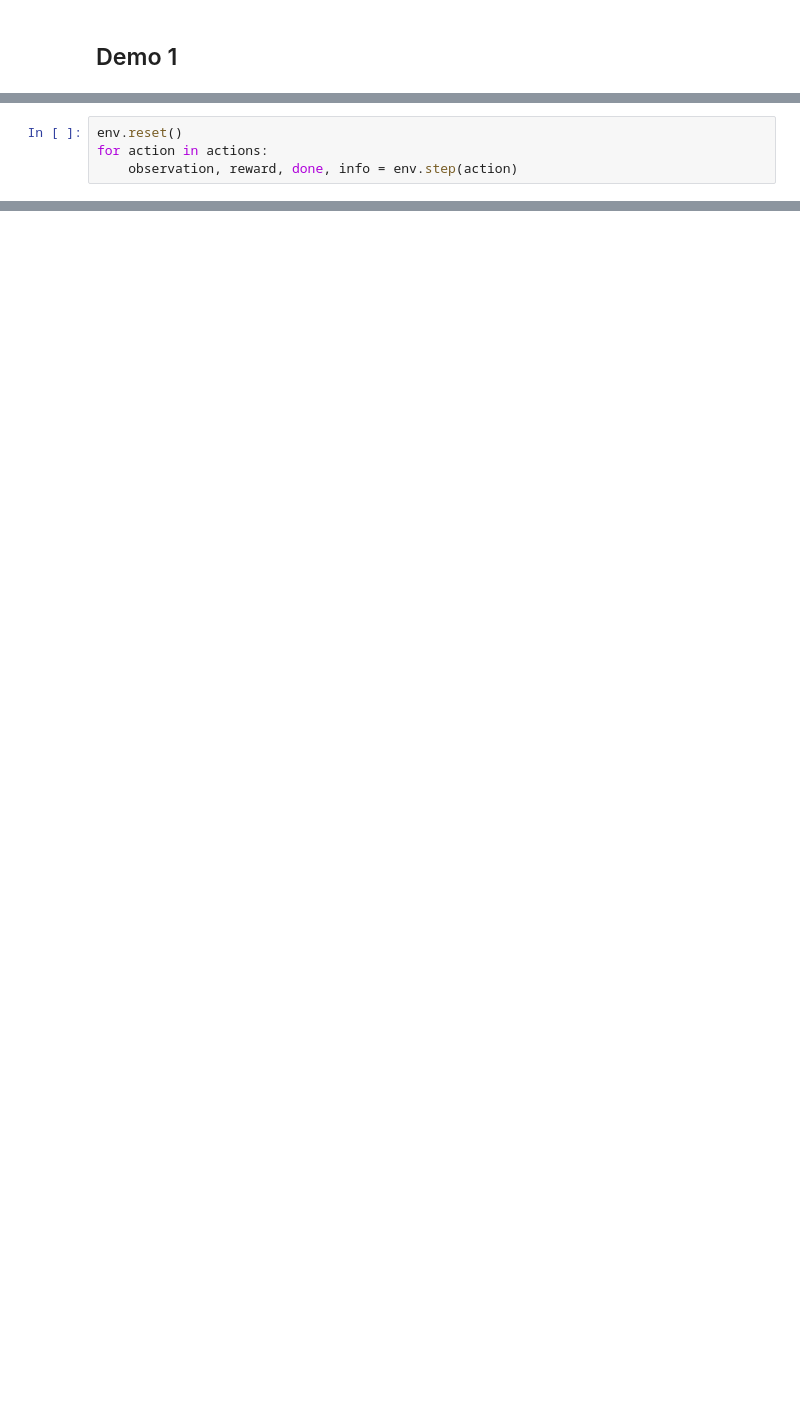
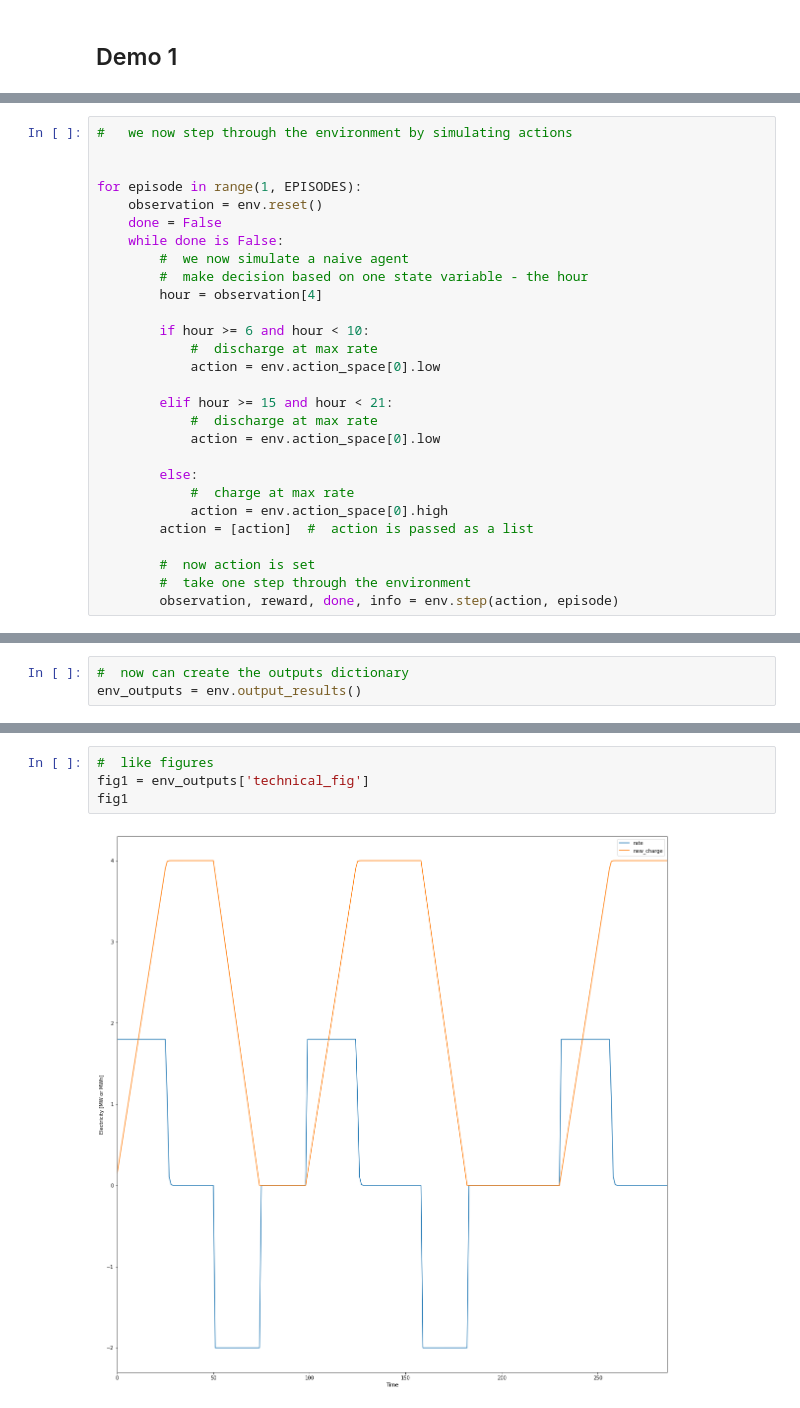
Before and after one commit to ADGEfficiency/energy-py, a Jupyter notebook: energy_py/main/notebooks/battery/env_demo.ipynb, the cells around one changed output, grey strips where cells are left out. Drawn from its saved outputs; the diff is of its cells as text; blank space fills up the shorter version.

```diff
--- a/energy_py/main/notebooks/battery/env_demo.ipynb
+++ b/energy_py/main/notebooks/battery/env_demo.ipynb
@@ -51,4 +33,0 @@ We now step through the environment by simulating actions
-# %%
-env.reset()
-for action in actions:
-    observation, reward, done, info = env.step(action)
@@ -62,0 +34,28 @@ fig1
+# %%
+#   we now step through the environment by simulating actions
+
+
+for episode in range(1, EPISODES):
+    observation = env.reset()
+    done = False
+    while done is False:
+        #  we now simulate a naive agent
+        #  make decision based on one state variable - the hour
+        hour = observation[4]
+
+        if hour >= 6 and hour < 10:
+            #  discharge at max rate
+            action = env.action_space[0].low
+
+        elif hour >= 15 and hour < 21:
+            #  discharge at max rate
+            action = env.action_space[0].low
+
+        else:
+            #  charge at max rate
+            action = env.action_space[0].high
+        action = [action]  #  action is passed as a list
+
+        #  now action is set
+        #  take one step through the environment
+        observation, reward, done, info = env.step(action, episode)
@@ -62,0 +80,3 @@ fig1
+# %%
+#  now can create the outputs dictionary
+env_outputs = env.output_results()
@@ -63 +93,7 @@ fig1
+# %%
+#  like figures
+fig1 = env_outputs['technical_fig']
+fig1
+# %% [output]
+[figure, added]
 # %%
```
Also changed, not shown: parts of 23 cells of this notebook, 33 other files.
